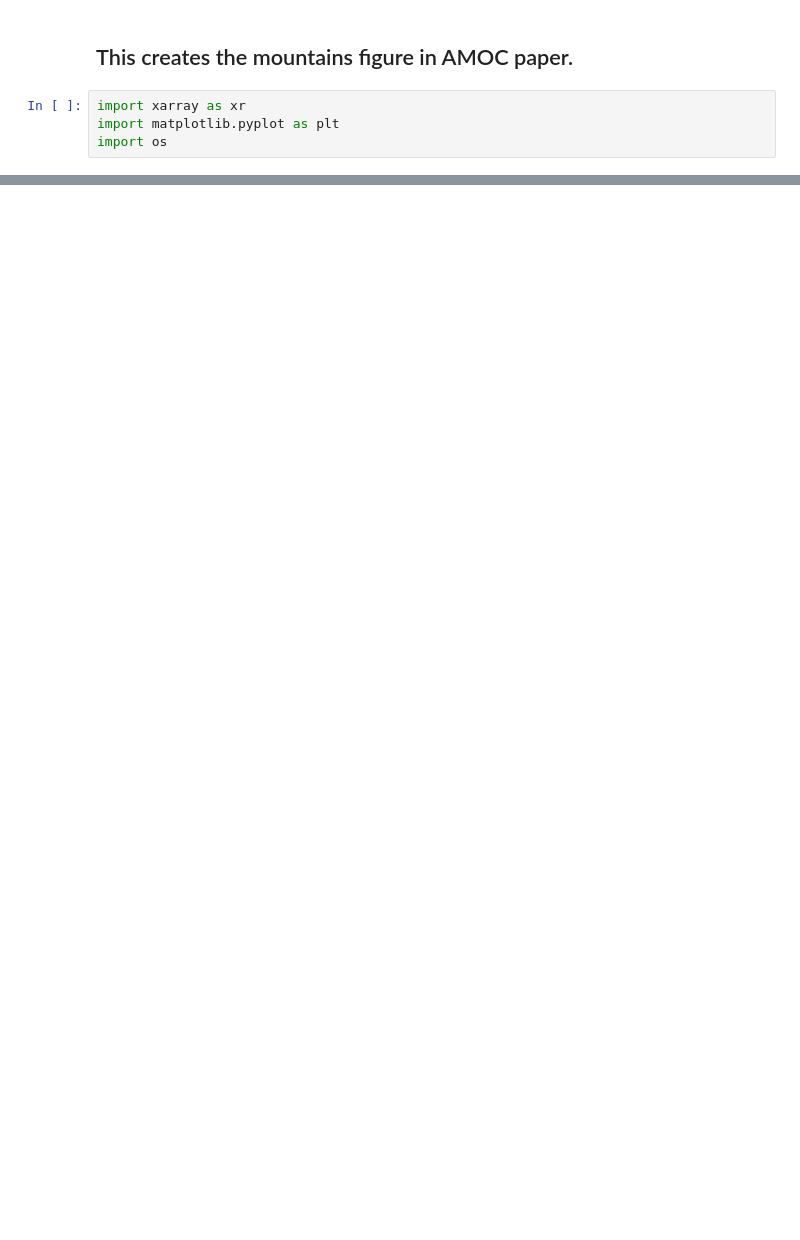
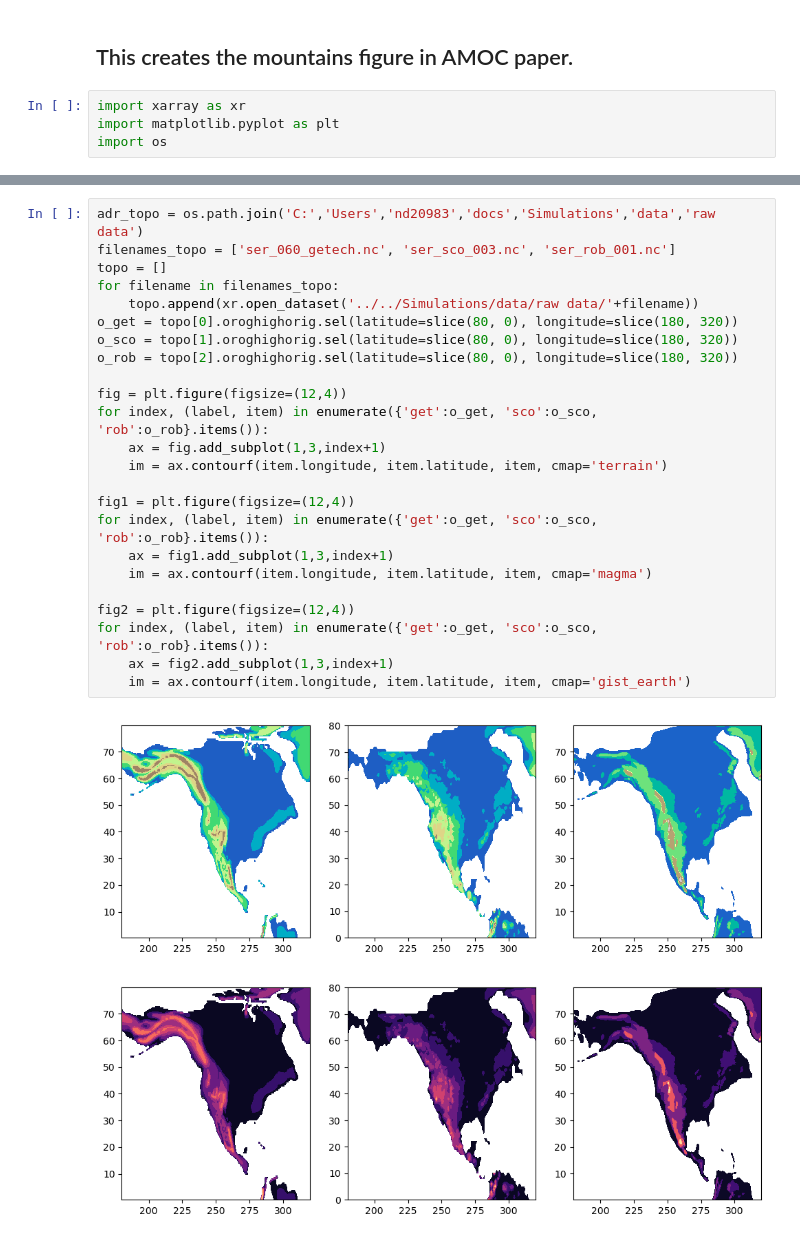
Before and after one commit to Climateyousheng/thesis_scripts, a Jupyter notebook: Mountains_visual.ipynb, the cells around one changed output, grey strips where cells are left out. Drawn from its saved outputs; the diff is of its cells as text; blank space fills up the shorter version.

```diff
--- a/Mountains_visual.ipynb
+++ b/Mountains_visual.ipynb
@@ -62,0 +70,27 @@ Attributes:
+# %%
+adr_topo = os.path.join('C:','Users','nd20983','docs','Simulations','data','raw data')
+filenames_topo = ['ser_060_getech.nc', 'ser_sco_003.nc', 'ser_rob_001.nc']
+topo = []
+for filename in filenames_topo:
+    topo.append(xr.open_dataset('../../Simulations/data/raw data/'+filename))
+o_get = topo[0].oroghighorig.sel(latitude=slice(80, 0), longitude=slice(180, 320))
+o_sco = topo[1].oroghighorig.sel(latitude=slice(80, 0), longitude=slice(180, 320))
+o_rob = topo[2].oroghighorig.sel(latitude=slice(80, 0), longitude=slice(180, 320))
+
+fig = plt.figure(figsize=(12,4))
+for index, (label, item) in enumerate({'get':o_get, 'sco':o_sco, 'rob':o_rob}.items()):
+    ax = fig.add_subplot(1,3,index+1)
+    im = ax.contourf(item.longitude, item.latitude, item, cmap='terrain')
+
+fig1 = plt.figure(figsize=(12,4))
+for index, (label, item) in enumerate({'get':o_get, 'sco':o_sco, 'rob':o_rob}.items()):
+    ax = fig1.add_subplot(1,3,index+1)
+    im = ax.contourf(item.longitude, item.latitude, item, cmap='magma')
+
+fig2 = plt.figure(figsize=(12,4))
+for index, (label, item) in enumerate({'get':o_get, 'sco':o_sco, 'rob':o_rob}.items()):
+    ax = fig2.add_subplot(1,3,index+1)
+    im = ax.contourf(item.longitude, item.latitude, item, cmap='gist_earth')
+# %% [output]
+[figure, added]
+[figure, added]
```
Also changed, not shown: parts of 5 cells of this notebook.
